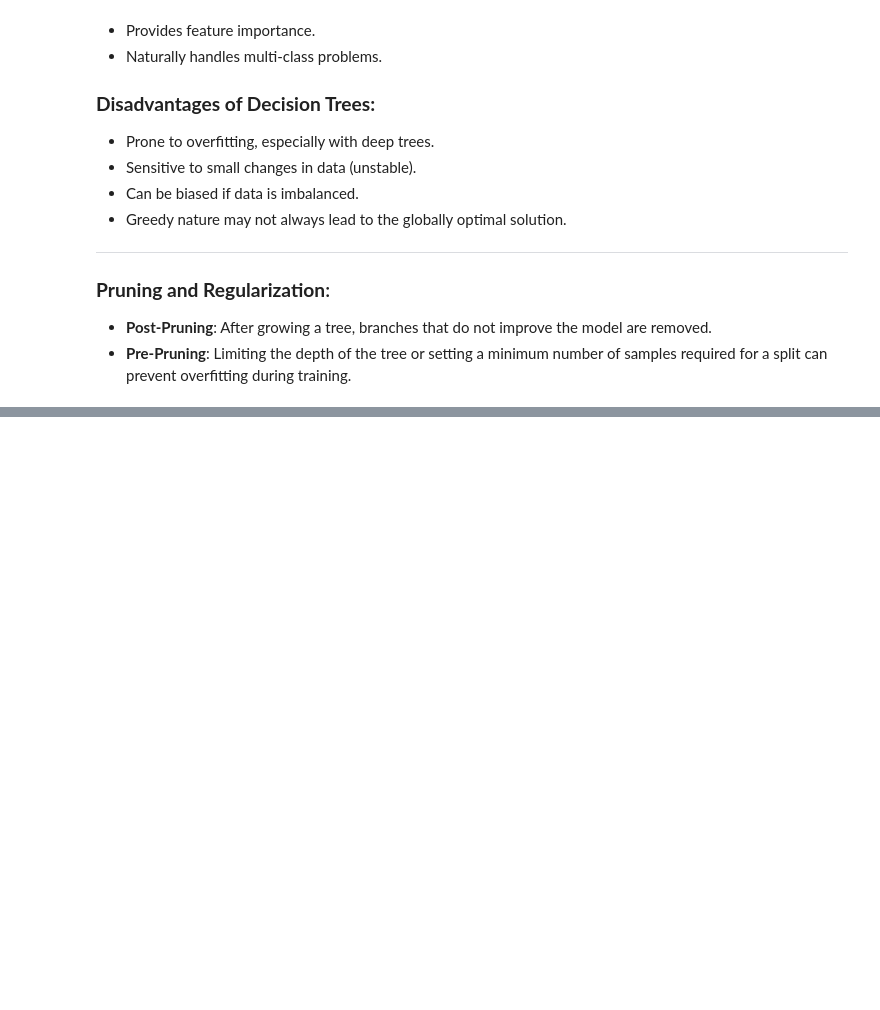
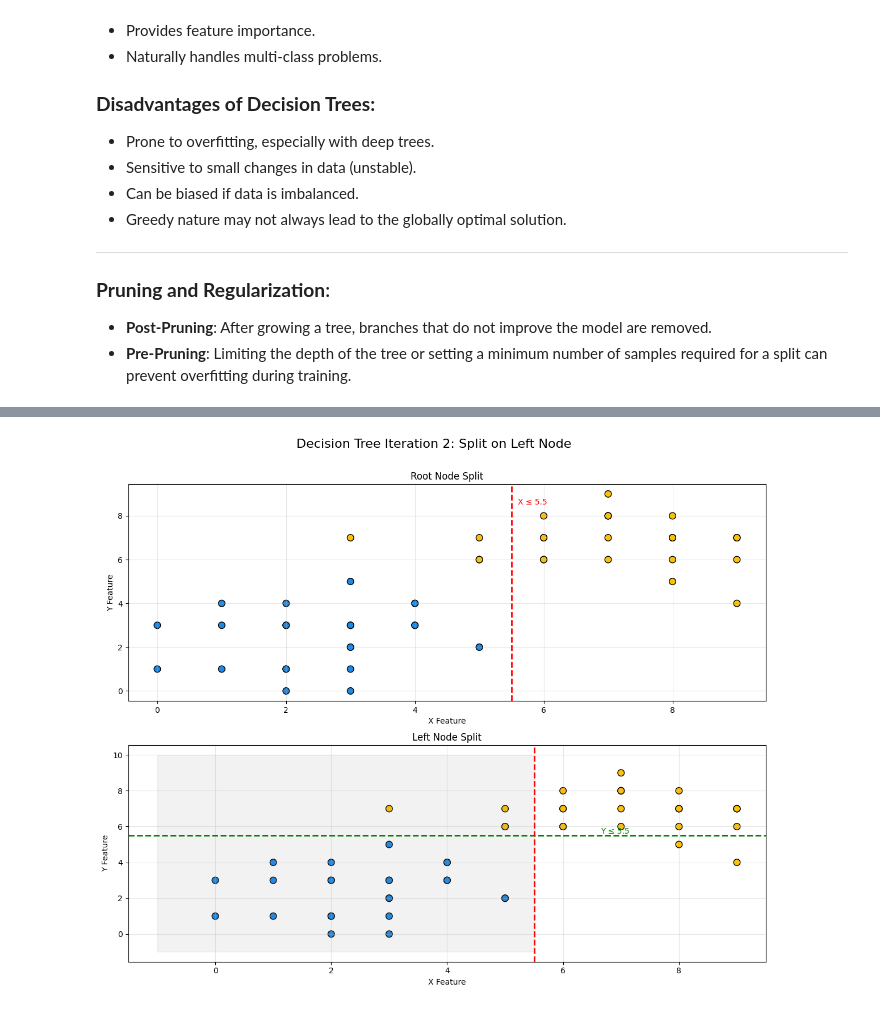
Before and after one commit to Berkin99/MachineLearning, a Jupyter notebook: LectureNotes/3_DT.ipynb, the cells around one changed output, grey strips where cells are left out. Drawn from its saved outputs; the diff is of its cells as text; code cells hidden in the pictures; blank space fills up the shorter version.

```diff
--- a/LectureNotes/3_DT.ipynb
+++ b/LectureNotes/3_DT.ipynb
@@ -60,0 +326,90 @@
+# %%
+# ----------------------------- ITERATION 2 -----------------------------
+# Continue from previous iteration
+# Now, find the best split for the left node
+left_feature_idx, left_threshold, left_gain, left_left_indices, left_right_indices = find_best_split(left_data)
+
+# Adjust indices to refer to the original dataset
+original_left_left_indices = np.zeros(len(data), dtype=bool)
+original_left_right_indices = np.zeros(len(data), dtype=bool)
+
+# Map the left node's split back to original data indices
+original_left_left_indices[left_indices] = left_left_indices
+original_left_right_indices[left_indices] = left_right_indices
+
+# Split the left data
+left_left_data = left_data[left_left_indices]
+left_right_data = left_data[left_right_indices]
+
+# Print information about the split
+print("ITERATION 2: Finding the best split for the left node")
+print_split_info(left_feature_idx, left_threshold, left_gain, left_data, left_left_data, left_right_data)
+
+# Plot the data and the decision boundary for the left node
+plt.figure(figsize=(12, 10))
+
+# Main plot title and axis labels
+plt.suptitle(f'Decision Tree Iteration 2: Split on Left Node', fontsize=16)
+plt.subplots_adjust(top=0.9)
+
+# First subplot: Show the original split
+plt.subplot(2, 1, 1)
+plt.scatter(data[:, 0], data[:, 1], c=data[:, 2], cmap=ListedColormap(['#1E88E5', '#FFC107']), s=70, edgecolors='k')
+if feature_idx == 0:  # Split on x-axis
+    plt.axvline(x=threshold, color='red', linestyle='--', linewidth=2)
+    plt.text(threshold + 0.1, plt.ylim()[1] * 0.9, f'X ≤ {threshold}', color='red')
+else:  # Split on y-axis
+    plt.axhline(y=threshold, color='red', linestyle='--', linewidth=2)
+    plt.text(plt.xlim()[1] * 0.9, threshold + 0.1, f'Y ≤ {threshold}', color='red')
+
+plt.title('Root Node Split')
+plt.xlabel('X Feature')
+plt.ylabel('Y Feature')
+plt.grid(True, alpha=0.3)
+
+# Second subplot: Show the left node split
+plt.subplot(2, 1, 2)
+plt.scatter(data[:, 0], data[:, 1], c=data[:, 2], cmap=ListedColormap(['#1E88E5', '#FFC107']), s=70, edgecolors='k')
+
+# Highlight the left region from the first split
+x_min, x_max = int(data[:, 0].min()) - 1, int(data[:, 0].max()) + 1
+y_min, y_max = int(data[:, 1].min()) - 1, int(data[:, 1].max()) + 1
+
+if feature_idx == 0:  # Root split on x-axis
+    plt.axvline(x=threshold, color='red', linestyle='--', linewidth=2)
+    plt.fill_betweenx([y_min, y_max], x_min, threshold, color='gray', alpha=0.1)
+
+    # Add the left node split
+    if left_feature_idx == 0:  # Left node split on x-axis
+        plt.axvline(x=left_threshold, color='green', linestyle='--', linewidth=2,
+                   xmin=0, xmax=(threshold-x_min)/(x_max-x_min))
+        plt.text(left_threshold + 0.1, plt.ylim()[1] * 0.8,
+                f'X ≤ {left_threshold}', color='green')
+    else:  # Left node split on y-axis
+        plt.axhline(y=left_threshold, color='green', linestyle='--', linewidth=2)
+        plt.text(plt.xlim()[1] * 0.7, left_threshold + 0.1,
+                f'Y ≤ {left_threshold}', color='green')
+else:  # Root split on y-axis
+    plt.axhline(y=threshold, color='red', linestyle='--', linewidth=2)
+    plt.fill_between([x_min, x_max], y_min, threshold, color='gray', alpha=0.1)
+
+    # Add the left node split
+    if left_feature_idx == 0:  # Left node split on x-axis
+        plt.axvline(x=left_threshold, color='green', linestyle='--', linewidth=2)
+        plt.text(left_threshold + 0.1, plt.ylim()[1] * 0.8,
+                f'X ≤ {left_threshold}', color='green')
+    else:  # Left node split on y-axis
+        plt.axhline(y=left_threshold, color='green', linestyle='--', linewidth=2,
+                   ymin=0, ymax=(threshold-y_min)/(y_max-y_min))
+        plt.text(plt.xlim()[1] * 0.7, left_threshold + 0.1,
+                f'Y ≤ {left_threshold}', color='green')
+
+plt.title('Left Node Split')
+plt.xlabel('X Feature')
+plt.ylabel('Y Feature')
+plt.grid(True, alpha=0.3)
+
+plt.tight_layout()
+plt.subplots_adjust(top=0.9)
+plt.show()
+# %% [output]
@@ -60,0 +430 @@
+[figure, added]
```
Also changed, not shown: parts of 5 cells of this notebook, 3 other files.
